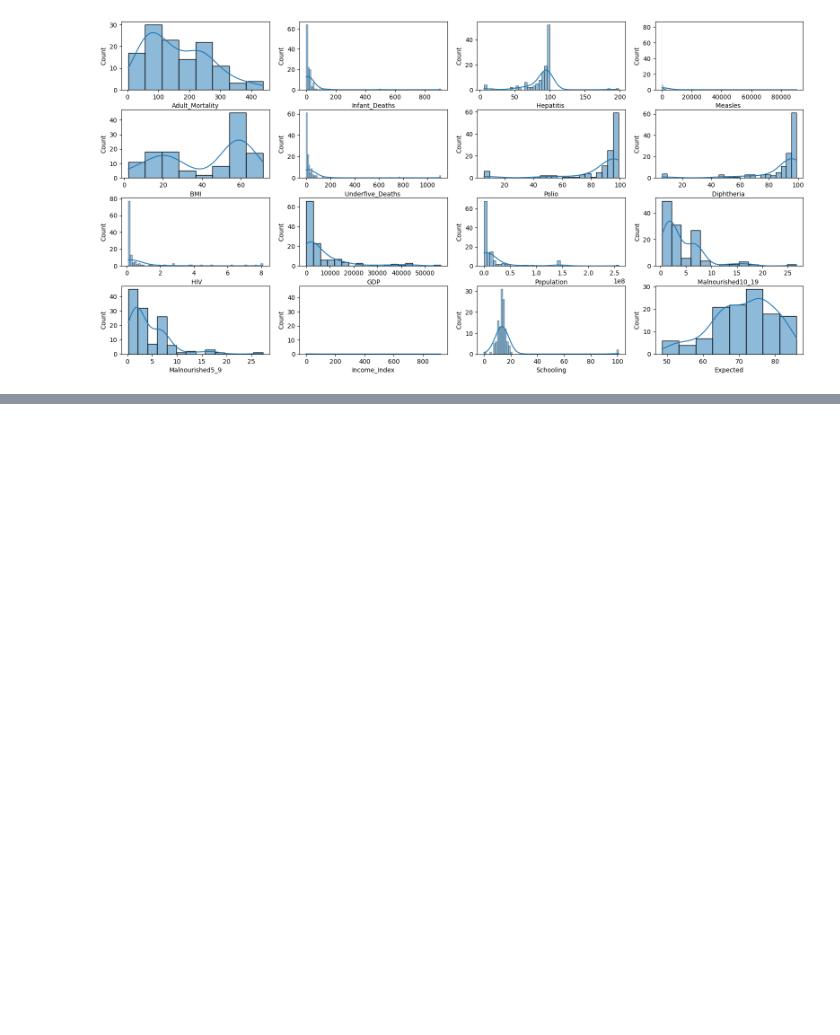
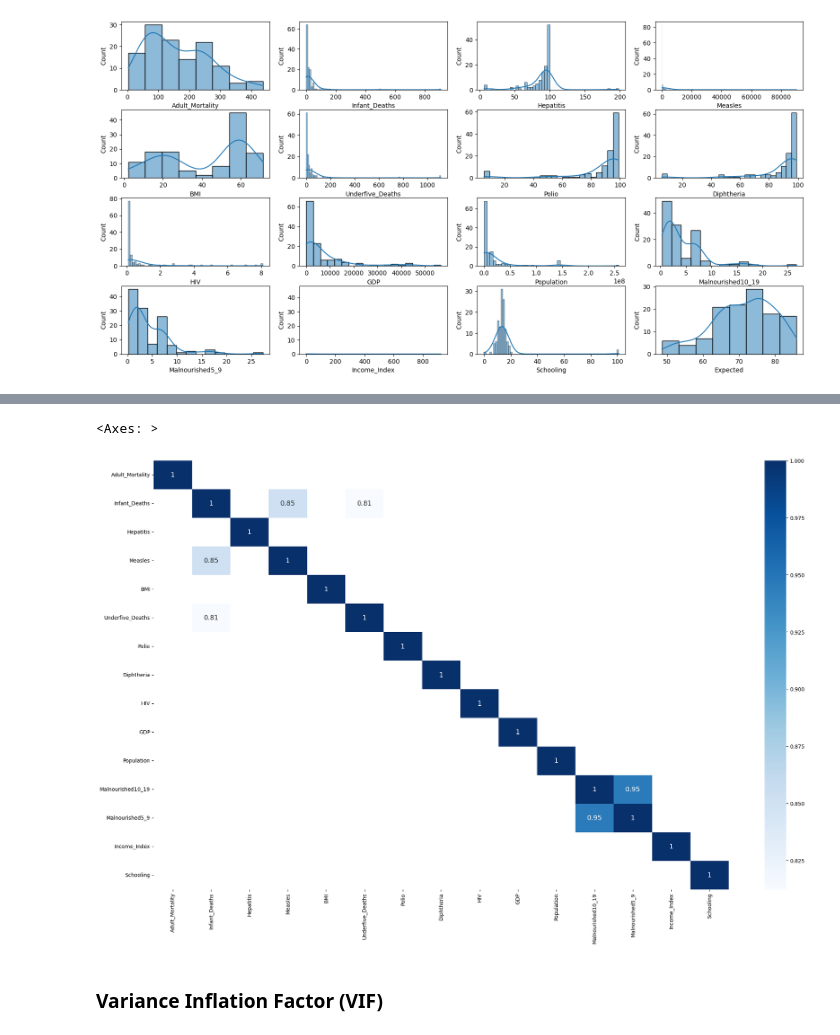
Before and after one commit to vinaykumargummadi/Data-Science-Projects, a Jupyter notebook: MicroProject and Assignment/VinayKumarG_Graded_assigment.ipynb, the cells around one changed output, grey strips where cells are left out. Drawn from its saved outputs; the diff is of its cells as text; code cells hidden in the pictures; blank space fills up the shorter version.

```diff
--- a/MicroProject and Assignment/VinayKumarG_Graded_assigment.ipynb
+++ b/MicroProject and Assignment/VinayKumarG_Graded_assigment.ipynb
@@ -108,0 +163,8 @@ for r in range(4):
+# %%
+plt.figure(figsize=(25,15))
+sns.heatmap(df_features.corr()[np.abs(df_features.corr()) > 0.8], annot = True, annot_kws = {"size": 13}, cmap = 'Blues')
+# %% [output]
+<Axes: >
+[figure, added]
+# %% [markdown]
+### Variance Inflation Factor (VIF)
```
Also changed, not shown: parts of 40 cells of this notebook, 2 other files.
